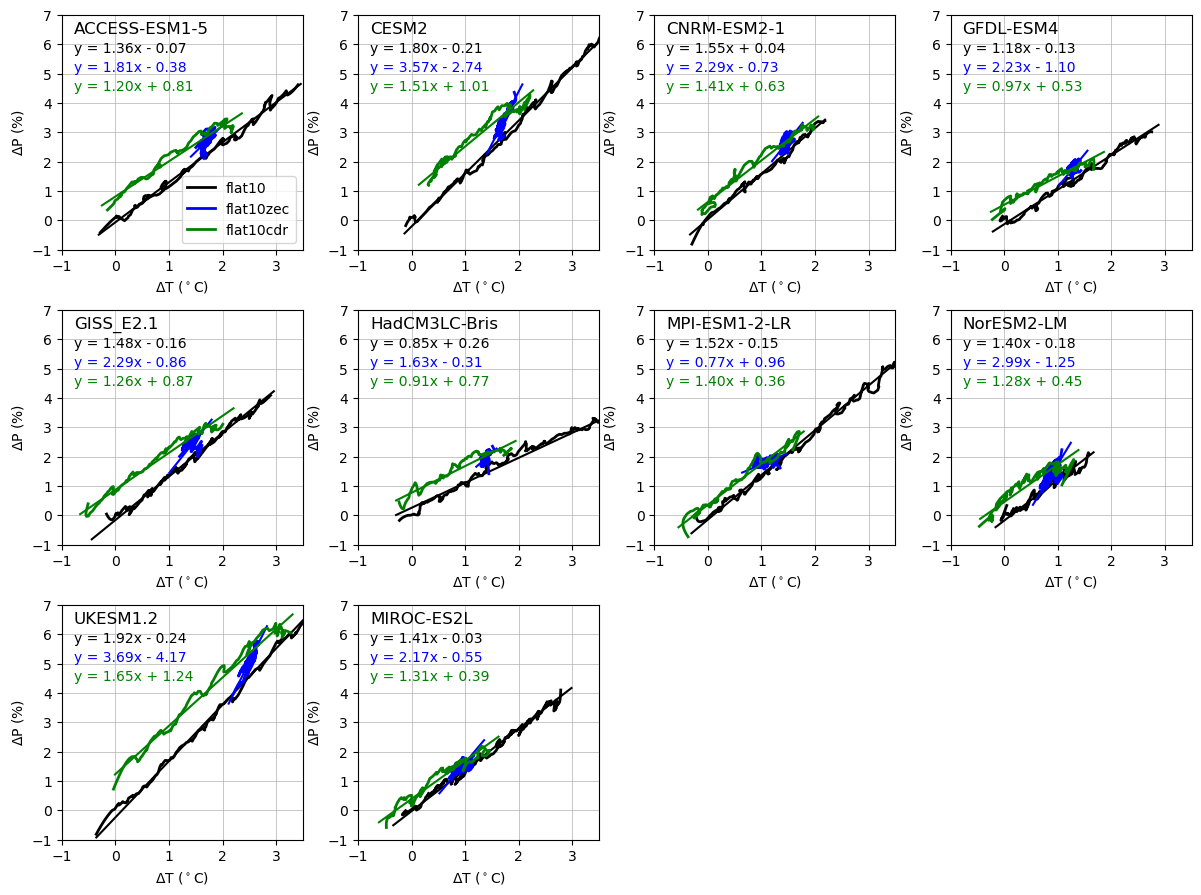
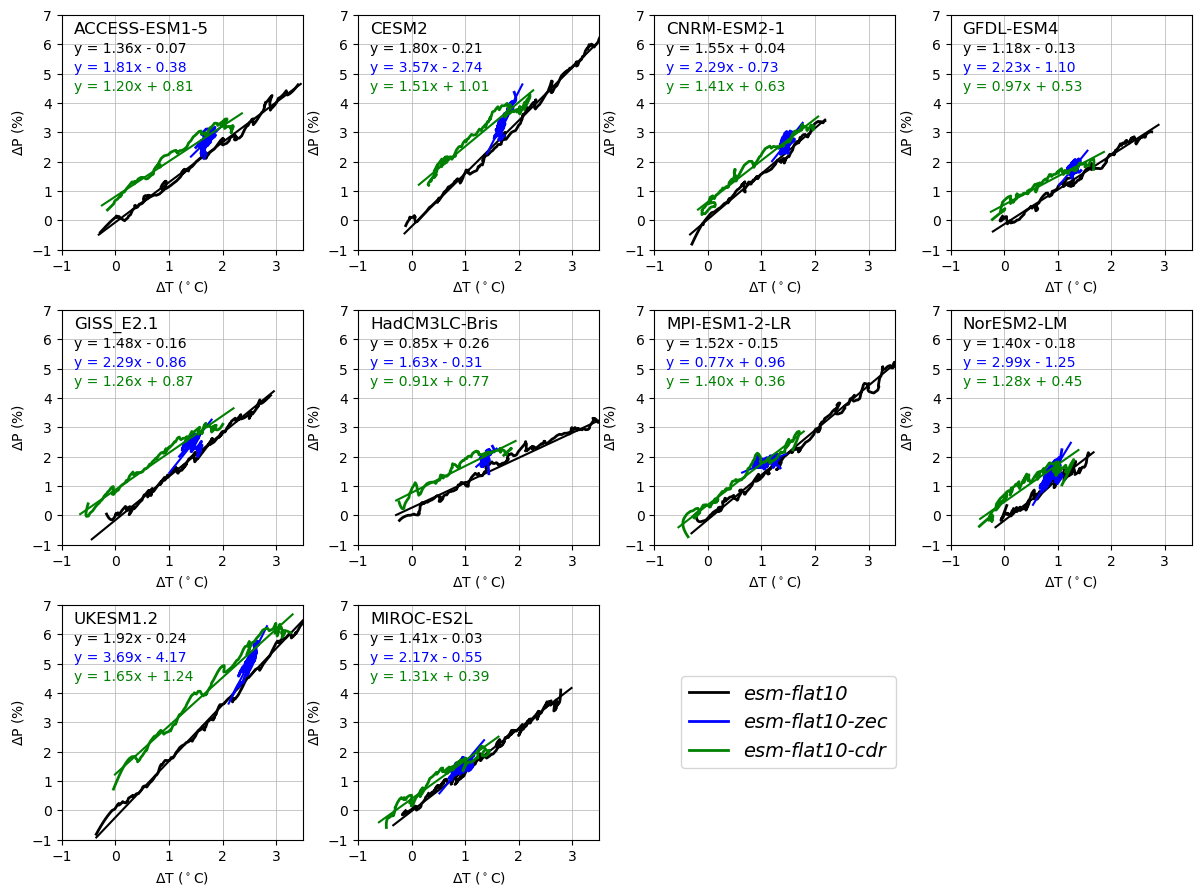
The change to this notebook cell's code, shown as a diff; its figure went from the first image to the second:
--- before
+++ after
@@ -20,6 +20,6 @@
 for i in range(nmodels):
     model = models_list[i]
-    if i == 0:
-        annotations = ['flat10','flat10zec','flat10cdr']
+    if i == 9:
+        annotations = ['esm-flat10','esm-flat10-zec','esm-flat10-cdr']
     else:
         annotations = [None,None,None]
@@ -53,6 +53,7 @@
     axs_flat[i].set_ylim(-1,7)
     axs_flat[i].grid(linewidth=0.5)
-    if i == 0:
-        axs_flat[i].legend(loc='lower right')
+    if i == 9:
+        legend = axs_flat[i].legend(loc='center left', bbox_to_anchor=(1.3, 0.5), prop={'style': 'italic', 'size': 14})
+        legend.set_in_layout(False)
     axs_flat[i].annotate(model, xy=(0.05, 0.92), xycoords='axes fraction', fontsize=12)
 
@@ -61,3 +62,3 @@
 
 plt.tight_layout()
-plt.show()
+plt.savefig('fig_temp_vs_precip_traces', dpi=300, bbox_inches='tight')

Commit: updates